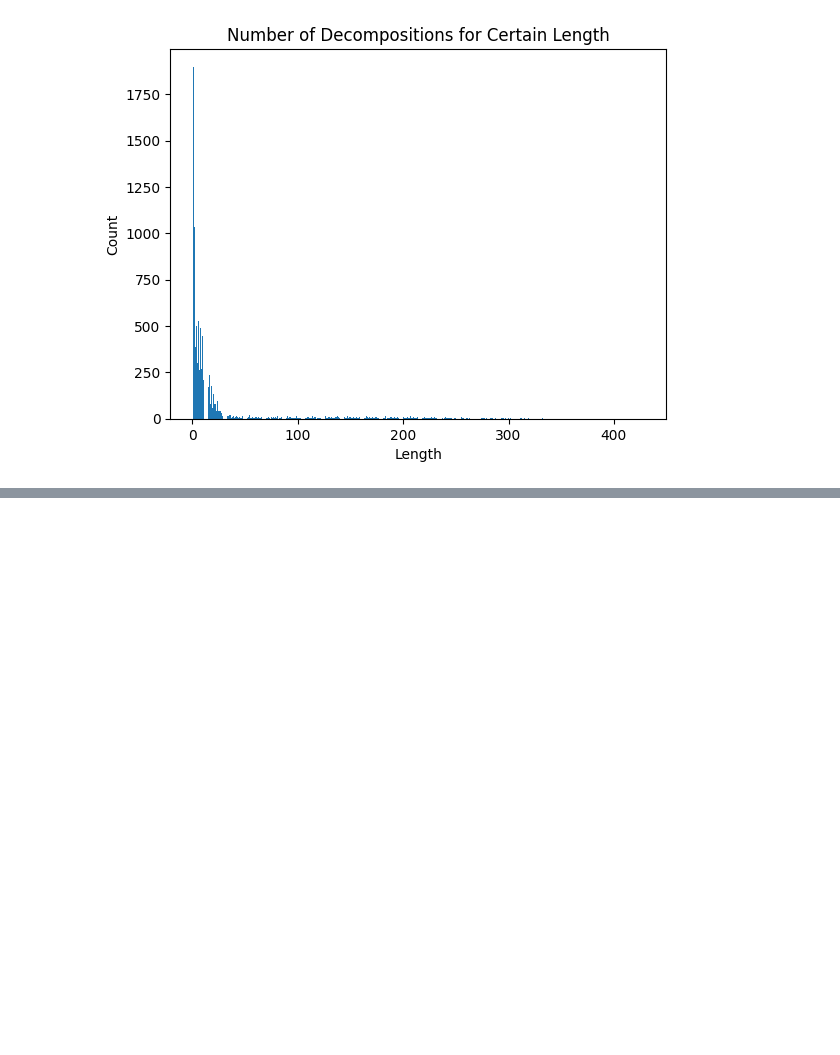
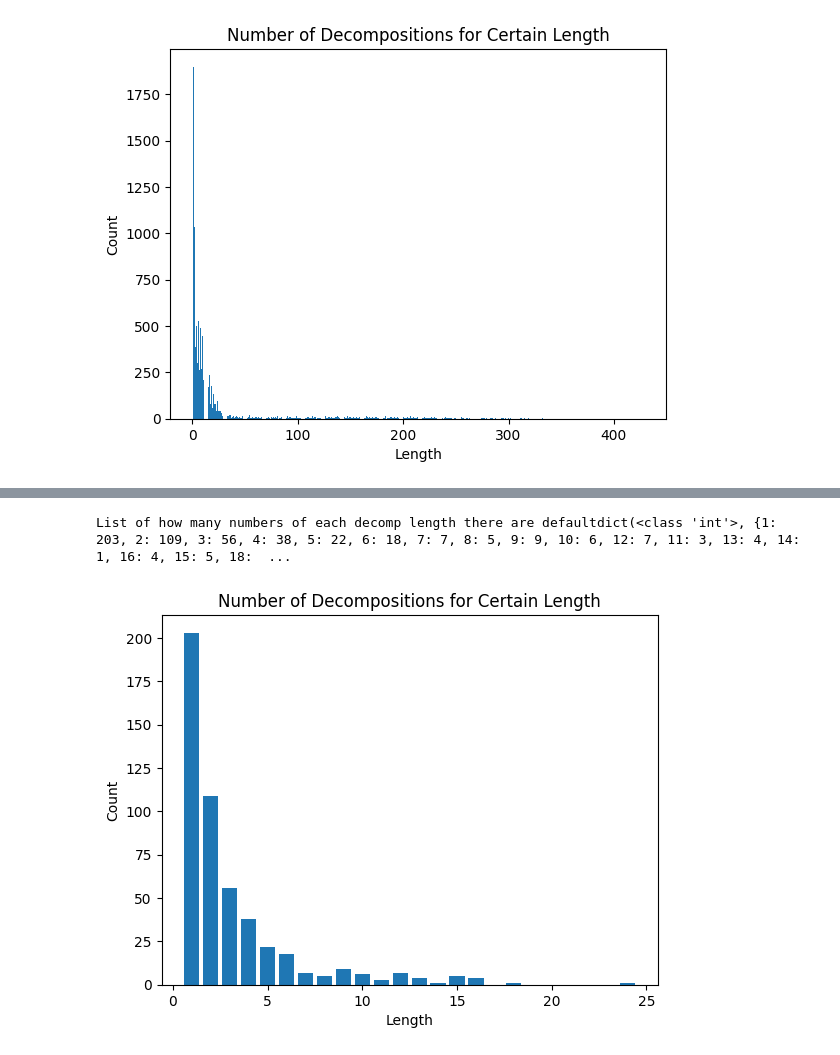
Before and after one commit to MohitAgrawal404/HW3-201, a Jupyter notebook: HW1/submission.ipynb, the cells around one changed output, grey strips where cells are left out. Saved outputs shown, nothing was run; the diff lists cells and outputs as text; code cells hidden in the pictures; blank space fills up the shorter version.

Commit message:
less go graphs done just gotta polich now

```diff
--- a/HW1/submission.ipynb
+++ b/HW1/submission.ipynb
@@ -88,0 +84,22 @@ Here we implmeent the bi-bfs algorithm and compare it to the base BFS algorithm
+# %%
+n = 500
+graph_data = defaultdict(int)
+for number in range(1, n):
+    value = len(decompositions(number))
+    graph_data[value] += 1
+
+print(f"List of how many numbers of each decomp length there are {graph_data}")
+length = list(graph_data.keys())
+count = list(graph_data.values())
+
+plt.bar(length, count)
+
+plt.xlabel('Length')
+plt.ylabel('Count')
+
+plt.title('Number of Decompositions for Certain Length')
+
+plt.show()
+# %% [output]
+List of how many numbers of each decomp length there are defaultdict(<class 'int'>, {1: 203, 2: 109, 3: 56, 4: 38, 5: 22, 6: 18, 7: 7, 8: 5, 9: 9, 10: 6, 12: 7, 11: 3, 13: 4, 14: 1, 16: 4, 15: 5, 18:  ...
+[figure, added]
```
Also changed, not shown: parts of 9 cells of this notebook.
